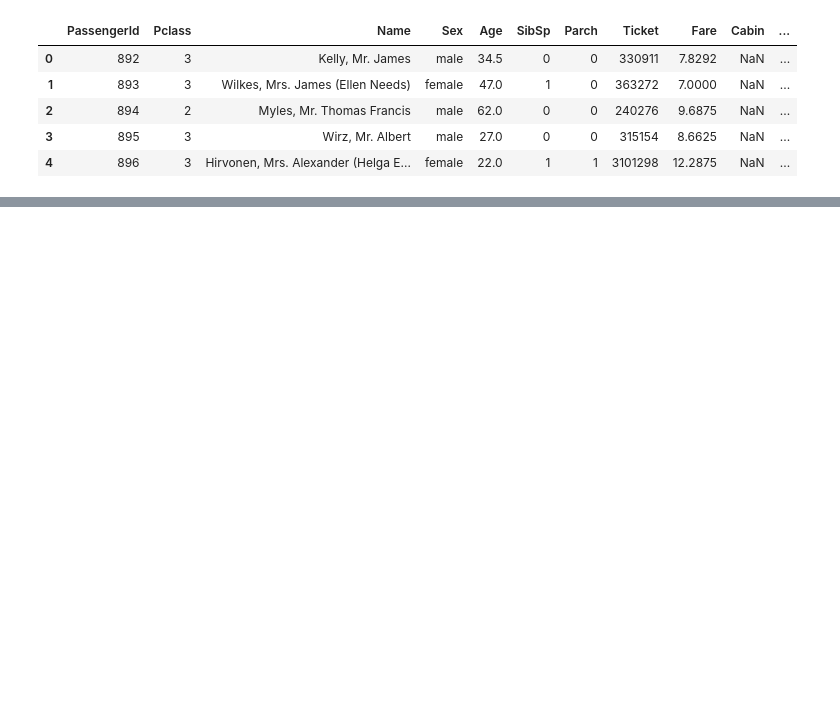
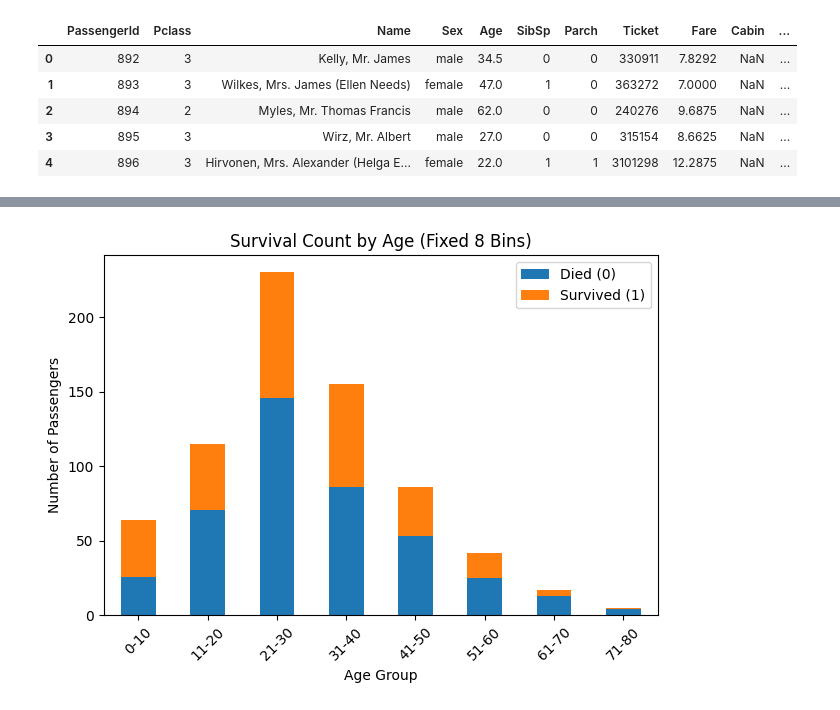
Before and after one commit to dz-u/kaggle_Titanic---Machine-Learning-from-Disaster, a Jupyter notebook: src/titanic_code.ipynb, the cells around one changed output, grey strips where cells are left out. Drawn from its saved outputs; the diff is of its cells as text; code cells hidden in the pictures; blank space fills up the shorter version.

```diff
--- a/src/titanic_code.ipynb
+++ b/src/titanic_code.ipynb
@@ -100,0 +129,24 @@ display(df_test.head())
+# %%
+bins = [0, 10, 20, 30, 40, 50, 60, 70, 80]
+labels = ['0-10', '11-20', '21-30', '31-40',
+          '41-50', '51-60', '61-70', '71-80']
+
+df_train['Age_bin'] = pd.cut(df_train['Age'], bins=bins, labels=labels, right=True)
+
+# ② Age_bin × Survived で人数を集計
+age_survival = df_train.groupby(['Age_bin', 'Survived']).size().unstack()
+
+# ③ 積み上げ棒グラフで可視化
+age_survival.plot(kind='bar', stacked=True)
+
+plt.title("Survival Count by Age (Fixed 8 Bins)")
+plt.xlabel("Age Group")
+plt.ylabel("Number of Passengers")
+plt.legend(['Died (0)', 'Survived (1)'])
+plt.xticks(rotation=45)
+plt.tight_layout()
+plt.show()
+
+#未成年の生存率高め
+# %% [output]
+[figure, added]
```
Also changed, not shown: parts of 5 cells of this notebook, 1 other file.
